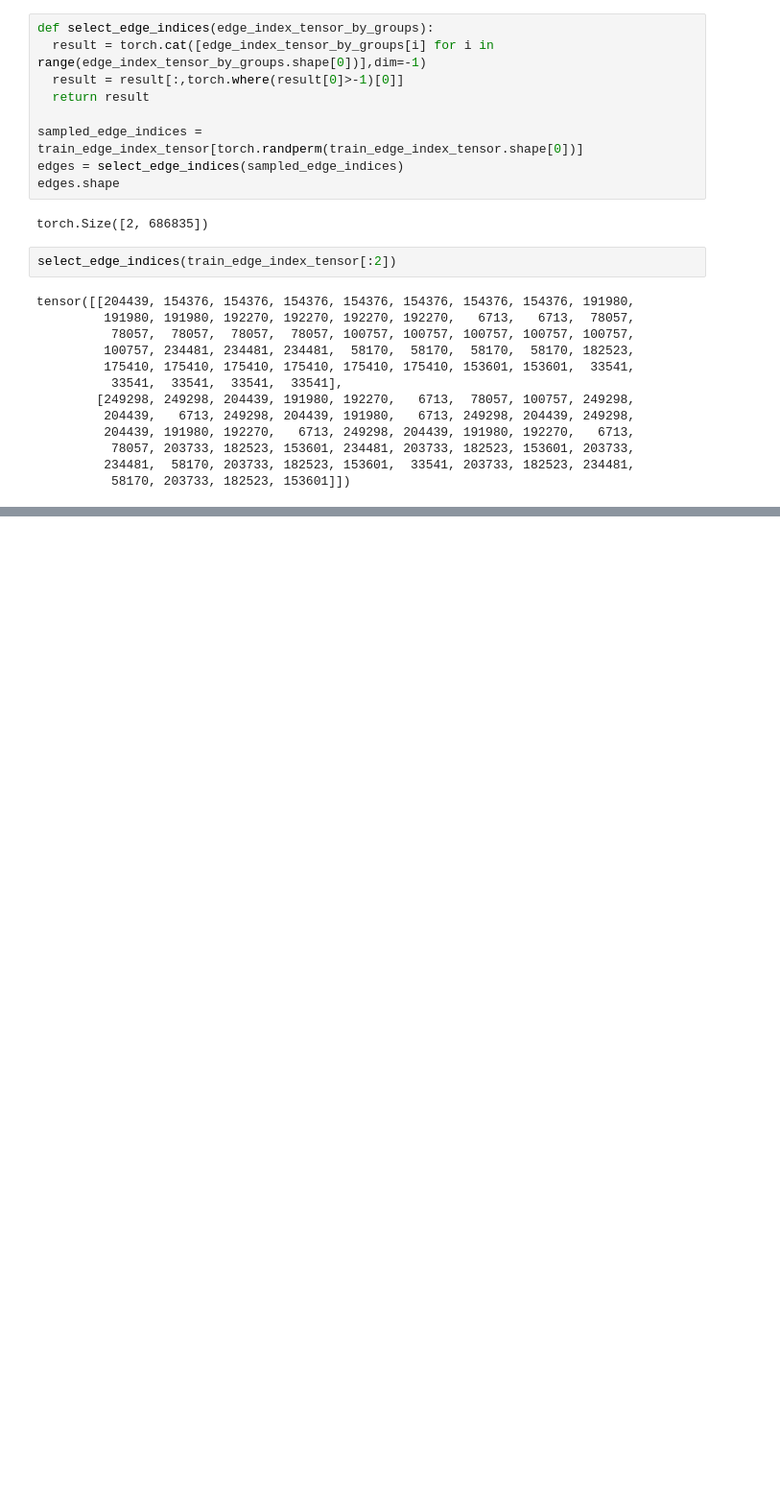
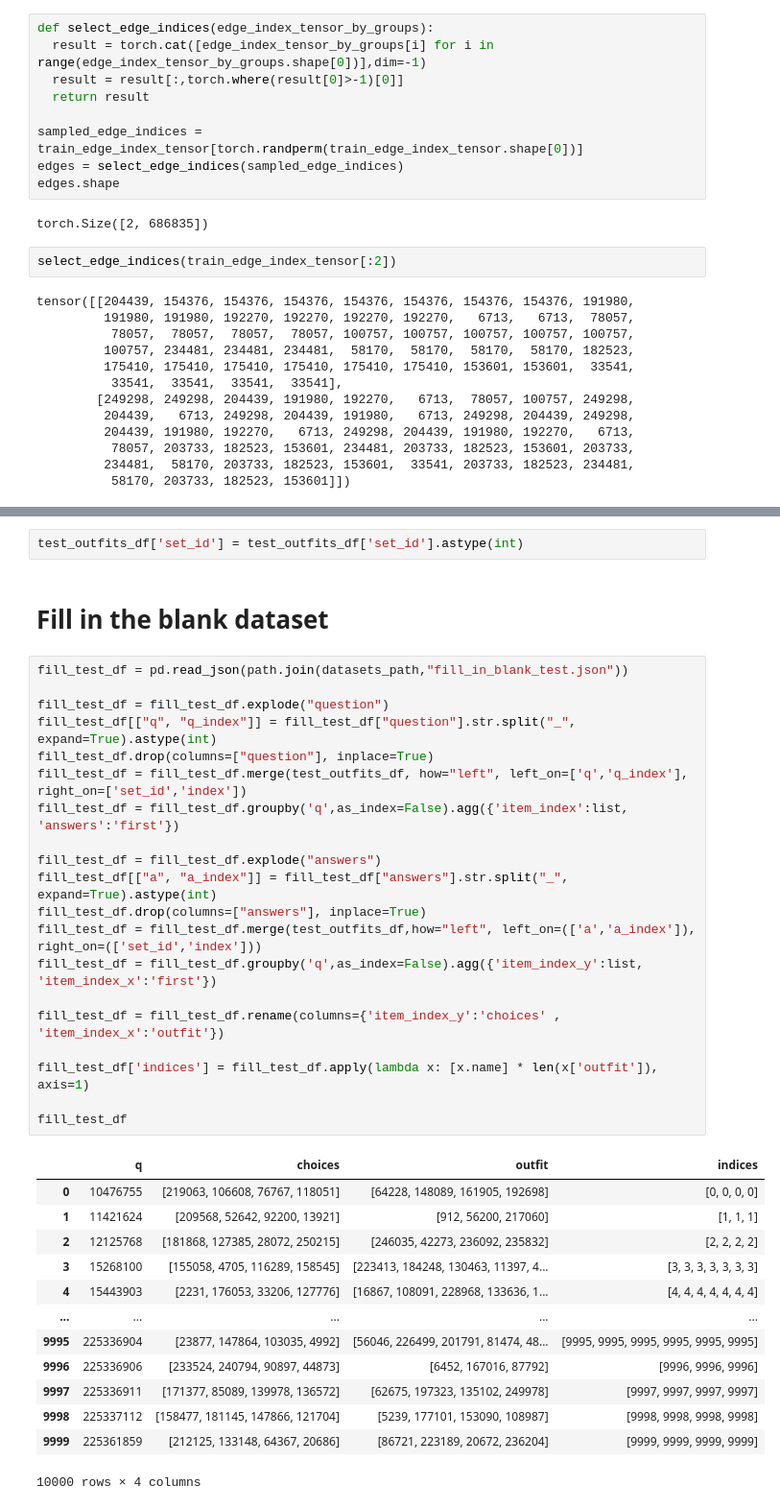
Before and after one commit to Alijgh003/StyleMind-GNN, a Jupyter notebook: creating_edge_indices.ipynb, the cells around one changed output, grey strips where cells are left out. Shown at 96% size. Cells and saved outputs as stored; diff of their text form; blank space fills up the shorter version.

```diff
--- a/creating_edge_indices.ipynb
+++ b/creating_edge_indices.ipynb
@@ -225,0 +286,38 @@ tensor([[204439, 154376, 154376, 154376, 154376, 154376, 154376, 154376, 191980,
+# %%
+test_outfits_df['set_id'] = test_outfits_df['set_id'].astype(int)
+# %% [markdown]
+# Fill in the blank dataset
+# %%
+fill_test_df = pd.read_json(path.join(datasets_path,"fill_in_blank_test.json"))
+
+fill_test_df = fill_test_df.explode("question")
+fill_test_df[["q", "q_index"]] = fill_test_df["question"].str.split("_", expand=True).astype(int)
+fill_test_df.drop(columns=["question"], inplace=True)
+fill_test_df = fill_test_df.merge(test_outfits_df, how="left", left_on=['q','q_index'], right_on=['set_id','index'])
+fill_test_df = fill_test_df.groupby('q',as_index=False).agg({'item_index':list, 'answers':'first'})
+
+fill_test_df = fill_test_df.explode("answers")
+fill_test_df[["a", "a_index"]] = fill_test_df["answers"].str.split("_", expand=True).astype(int)
+fill_test_df.drop(columns=["answers"], inplace=True)
+fill_test_df = fill_test_df.merge(test_outfits_df,how="left", left_on=(['a','a_index']), right_on=(['set_id','index']))
+fill_test_df = fill_test_df.groupby('q',as_index=False).agg({'item_index_y':list, 'item_index_x':'first'})
+
+fill_test_df = fill_test_df.rename(columns={'item_index_y':'choices' , 'item_index_x':'outfit'})
+
+fill_test_df['indices'] = fill_test_df.apply(lambda x: [x.name] * len(x['outfit']), axis=1)
+
+fill_test_df
+# %% [output]
+|  | q | choices | outfit | indices |
+| 0 | 10476755 | [219063, 106608, 76767, 118051] | [64228, 148089, 161905, 192698] | [0, 0, 0, 0] |
+| 1 | 11421624 | [209568, 52642, 92200, 13921] | [912, 56200, 217060] | [1, 1, 1] |
+| 2 | 12125768 | [181868, 127385, 28072, 250215] | [246035, 42273, 236092, 235832] | [2, 2, 2, 2] |
+| 3 | 15268100 | [155058, 4705, 116289, 158545] | [223413, 184248, 130463, 11397, 4... | [3, 3, 3, 3, 3, 3, 3] |
+| 4 | 15443903 | [2231, 176053, 33206, 127776] | [16867, 108091, 228968, 133636, 1... | [4, 4, 4, 4, 4, 4, 4] |
+| ... | ... | ... | ... | ... |
+| 9995 | 225336904 | [23877, 147864, 103035, 4992] | [56046, 226499, 201791, 81474, 48... | [9995, 9995, 9995, 9995, 9995, 9995] |
+| 9996 | 225336906 | [233524, 240794, 90897, 44873] | [6452, 167016, 87792] | [9996, 9996, 9996] |
+| 9997 | 225336911 | [171377, 85089, 139978, 136572] | [62675, 197323, 135102, 249978] | [9997, 9997, 9997, 9997] |
+| 9998 | 225337112 | [158477, 181145, 147866, 121704] | [5239, 177101, 153090, 108987] | [9998, 9998, 9998, 9998] |
+| 9999 | 225361859 | [212125, 133148, 64367, 20686] | [86721, 223189, 20672, 236204] | [9999, 9999, 9999, 9999] |
+10000 rows × 4 columns
```
Also changed, not shown: parts of 14 cells of this notebook.
